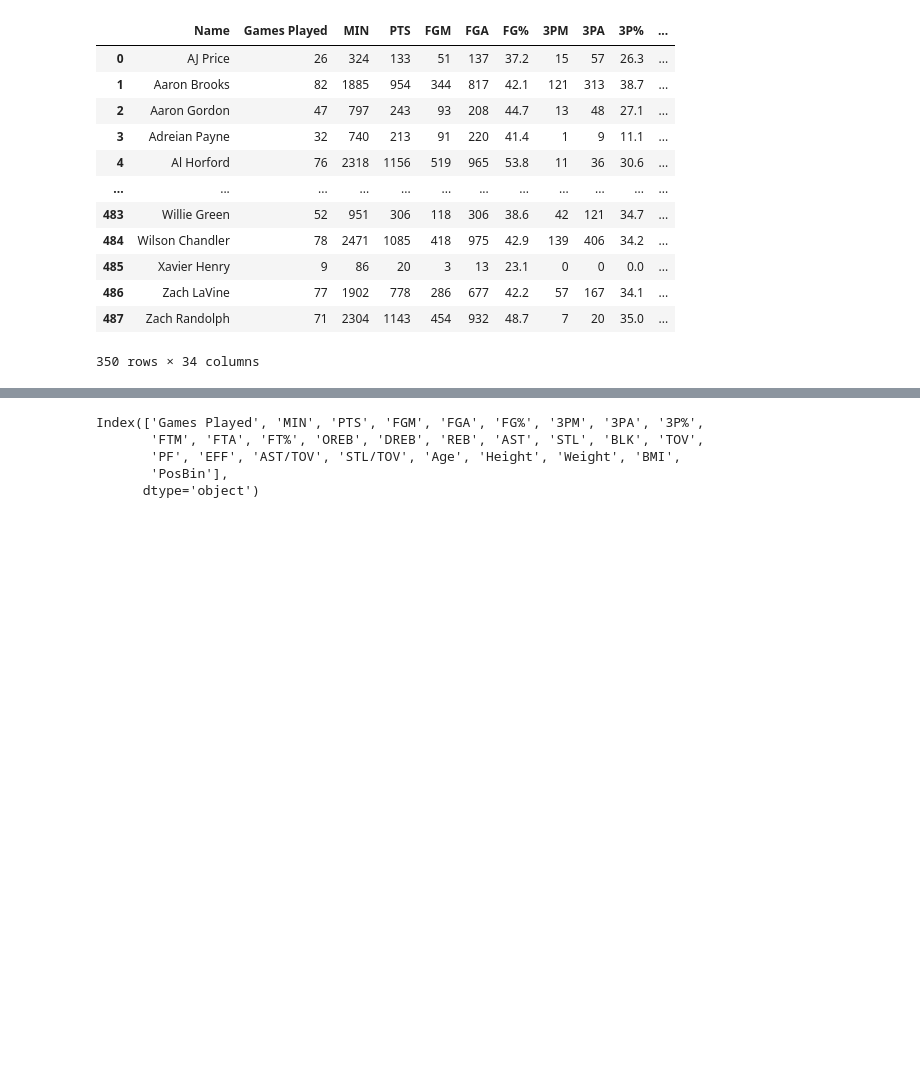
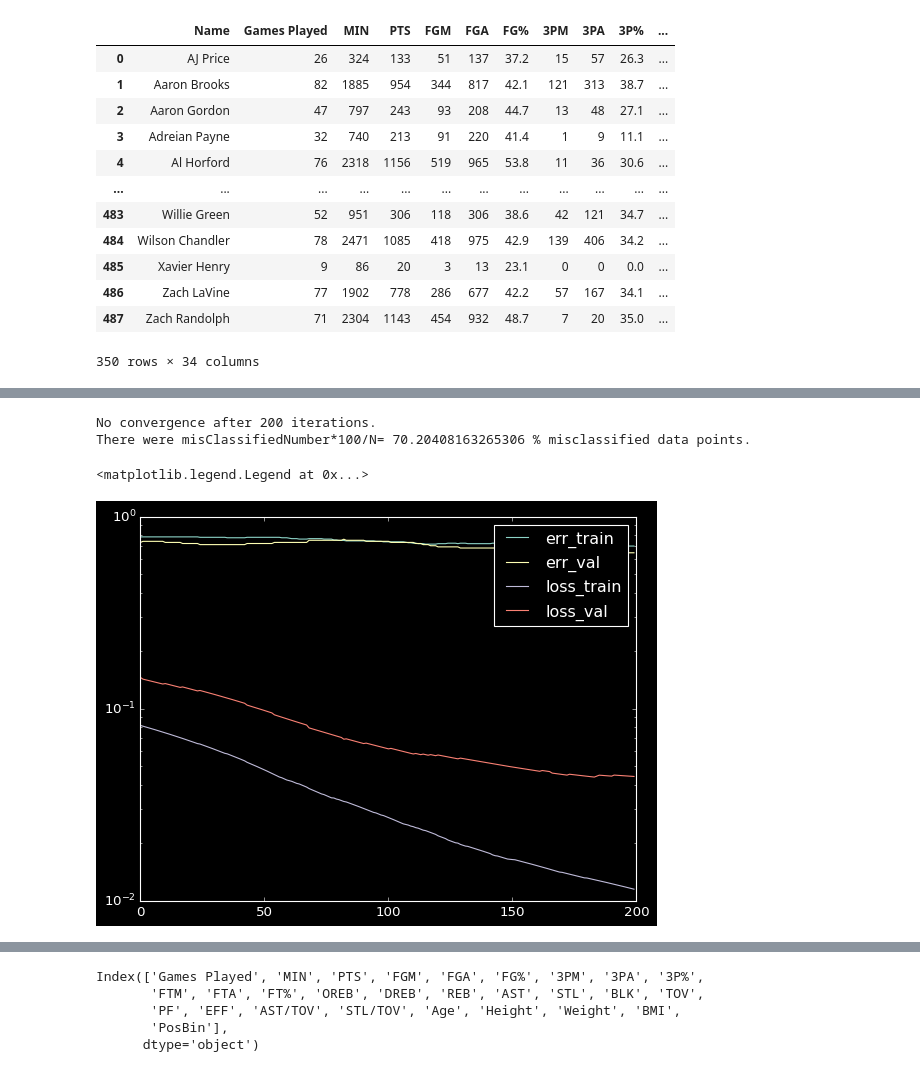
Before and after one commit to julienMP06/NBA-Prediction-1, a Jupyter notebook: Projet/Projet.ipynb, the cells around one changed output, grey strips where cells are left out. Cells and saved outputs as stored; diff of their text form; code cells hidden in the pictures; blank space fills up the shorter version.

```diff
--- a/Projet/Projet.ipynb
+++ b/Projet/Projet.ipynb
@@ -73,0 +266,26 @@ Name: Pos, Length: 350, dtype: object
+# %%
+### hyper-parameters ###
+MAXITER=200
+eta = 0.001
+
+## on lance le calcul
+plotting=False
+verbose=False
+
+## on initialise w avec la bonne dimension (ceci pourrait/devrait etre fait dans la fonction de fit, en fait)
+np.random.seed(1)
+w0 = initializeWeights(X, "random")
+
+w, err_train, err_val, loss_train, loss_val =  perceptronFullBatch_version_decoree(X,y,eta, w0, MAXITER, plotting, verbose)
+
+plt.plot(err_train, label = 'err_train')
+plt.plot(err_val, label = 'err_val')
+plt.plot(loss_train, label = 'loss_train')
+plt.plot(loss_val, label = 'loss_val')
+plt.semilogy()
+plt.legend()
+# %% [output]
+No convergence after 200 iterations.
+There were misClassifiedNumber*100/N= 70.20408163265306 % misclassified data points.
+<matplotlib.legend.Legend at 0x...>
+[figure, added]
```
Also changed, not shown: parts of 34 cells of this notebook.
